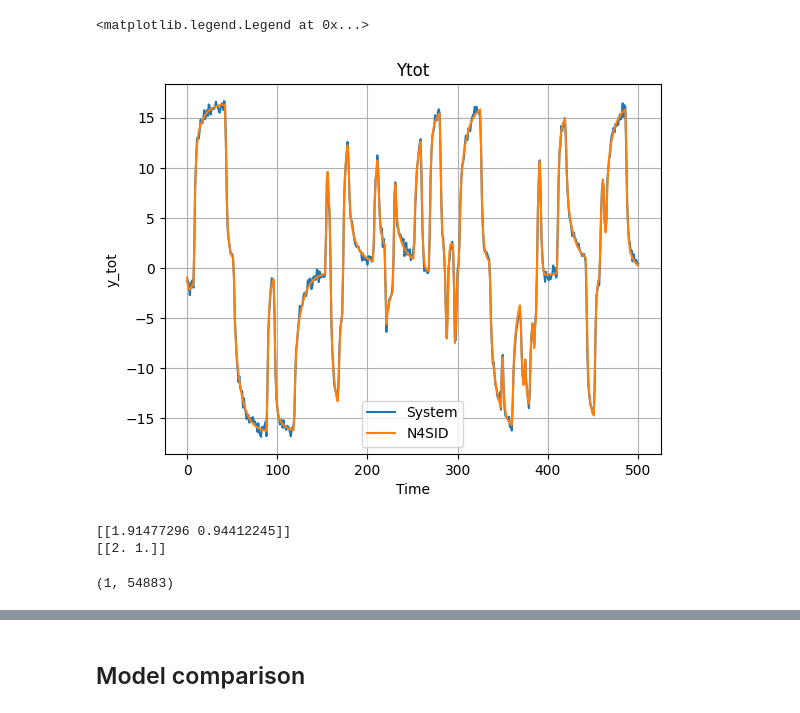
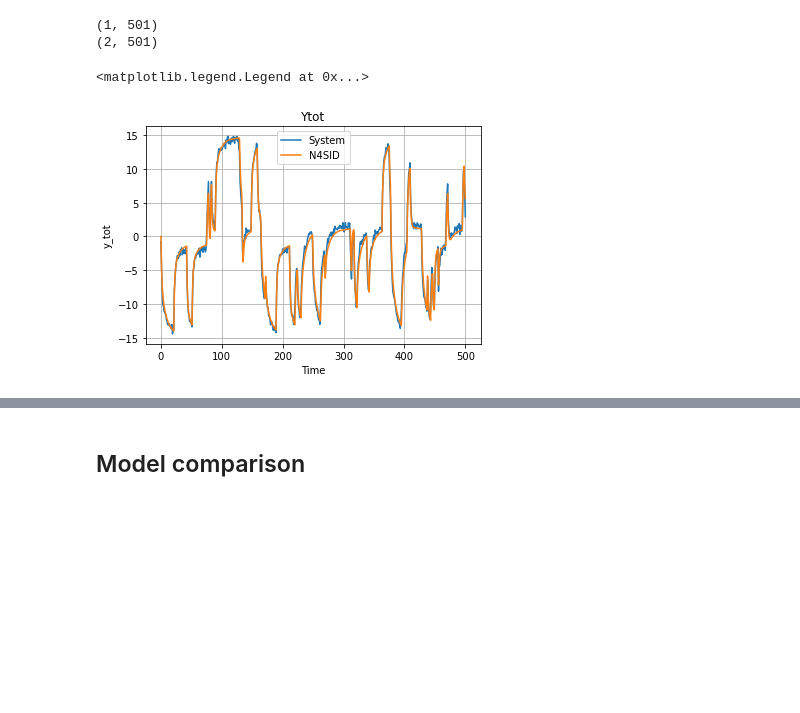
Before and after one commit to irisstone/bestLDS, a Jupyter notebook: SIPPY-master/sippy_orientation.ipynb, the cells around one changed output, grey strips where cells are left out. Cells and saved outputs as stored; diff of their text form; code cells hidden in the pictures; blank space fills up the shorter version.

Commit message:
updated with SS_D_required=True

```diff
--- a/SIPPY-master/sippy_orientation.ipynb
+++ b/SIPPY-master/sippy_orientation.ipynb
@@ -42,7 +39,7 @@ ts = 1.0
 A = np.array([[0.89, 0.], [0., 0.45]])
 B = np.array([[0.3, 0.7], [2.5, 1.4]])
 C = np.array([[0.7, 1.]])
-D = np.array([[2.0, 1.0]])
+D = np.array([[0.0, 1.0]])
 
 tfin = 500
 npts = int(old_div(tfin, ts)) + 1
@@ -62,42 +59,40 @@ noise = fset.white_noise_var(npts, [0.15])
 
 # Output with noise
 y_tot = yout + noise
+print(y_tot.shape)
+print(U.shape)
 
 #
 # plt.figure(0)
 # plt.plot(Time, U[0])
 # plt.ylabel("input")
 # plt.grid()
 # plt.xlabel("Time")
 #
 plt.figure()
 plt.plot(Time, y_tot[0])
 plt.ylabel("y_tot")
 plt.grid()
 plt.xlabel("Time")
 plt.title("Ytot")
 
 ##System identification
 METHOD = ['N4SID']
 lege = ['System']
 for i in range(len(METHOD)):
     method = METHOD[i]
-    sys_id = system_identification(y_tot, U, method, SS_D_required=True, SS_fixed_order = 2 )
+    sys_id = system_identification(y_tot, U, method, SS_fixed_order = 2 )
     xid, yid = fsetSIM.SS_lsim_process_form(sys_id.A, sys_id.B, sys_id.C, sys_id.D, U, sys_id.x0)
     #
     plt.plot(Time, yid[i])
     lege.append(method)
 
 plt.legend(lege)
 # %% [output]
-<matplotlib.legend.Legend at 0x...>
+(1, 501)
+(2, 501)
+<matplotlib.legend.Legend at 0x...>
-[figure, old version]
+[figure, new version]
-# %%
-print(sys_id.D)
-print(D)
-# %% [output]
-[[1.91477296 0.94412245]]
-[[2. 1.]]
 # %%
 # Load real data
 y = np.load('../data/real-data/d2mice_outputs.npy')
@@ -115,7 +110,3 @@ sys_id = system_identification(y, u, 'N4SID', SS_fixed_order = p, SS_f = k)
-# %%
-print(y.shape)
-# %% [output]
-(1, 54883)
 # %%
 np.set_printoptions(suppress=True, precision=4)
 print(sys_id.A)
```
Also changed, not shown: parts of 17 cells of this notebook.
